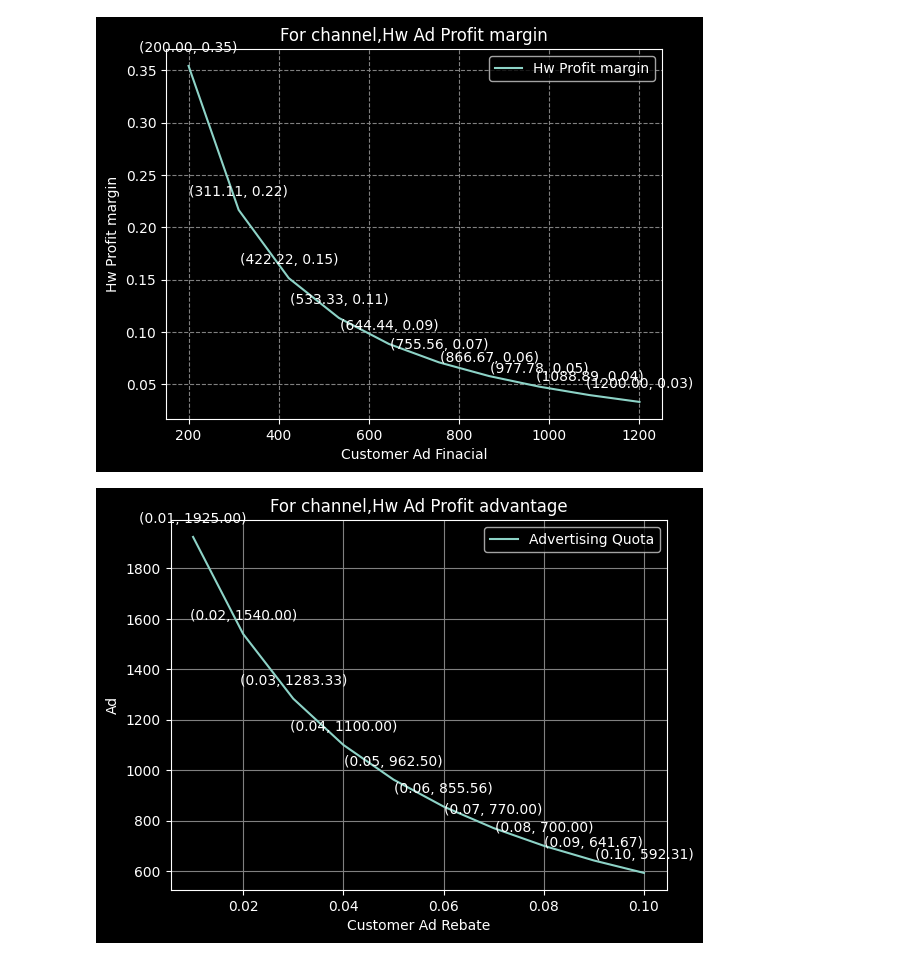
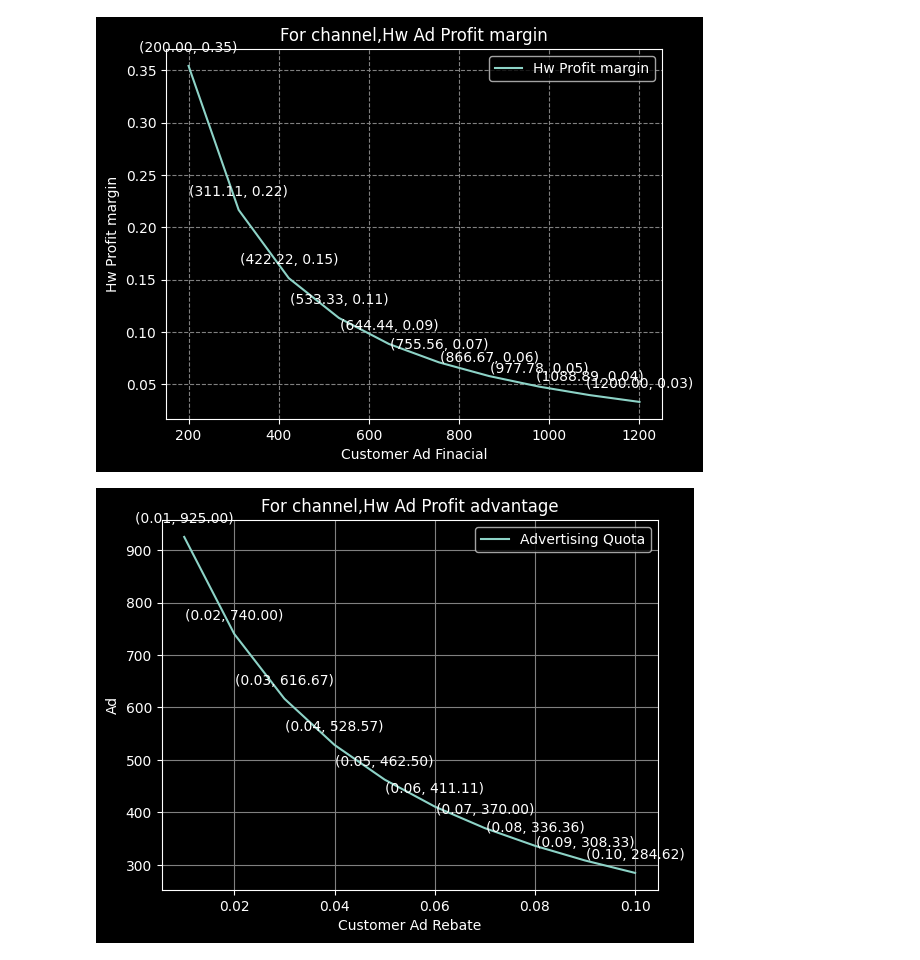
Before and after one commit to Shine126/JupyterNotebook, a Jupyter notebook: CDPtest.ipynb, the cells around one changed output. Saved outputs shown, nothing was run; the diff lists cells and outputs as text; code cells hidden in the pictures.

```diff
--- a/CDPtest.ipynb
+++ b/CDPtest.ipynb
@@ -95,33 +95,36 @@ import numpy as np
 # 函数：基于现金券模式明确流量牵引额度
 def LineforCoupons(AdPro):
     # 渠道返点x的范围，从1%到10%均分
     x = np.linspace(0.01, AdPro['ChannelRe'], 10)
     # 可以撬动的流量额度
     y = (AdPro['HwPut'] - AdPro['HwPlat']) / (x + AdPro['HwCut'])
+
 
     # HW撬动广告额度折线图
     plt.plot(x, y, label='Advertising Quota')
     # 添加标题和标签
     plt.title('For channel,Hw Ad Profit advantage')
     plt.xlabel('Customer Ad Rebate')
     plt.ylabel('Ad')
     for i in range(len(x)):
         plt.annotate(f'({x[i]:.2f}, {y[i]:.2f})', (x[i], y[i]), textcoords="offset points", xytext=(0,10), ha='center')
     # 添加图例
     plt.legend()
     plt.grid(True,linestyle='-',color='gray')
     # 显示图形
     plt.show()
 
-# HW侧抽成比例 HwCut ，HWCDP平台费用(含服务费) HWPlat，补贴额度 HwPut
+# HW侧抽成比例 HwCut
+# HWCDP平台费用(含服务费) HWPlat
+# 补贴额度 HwPut
 # 渠道侧返点比例 ChannelRe
 AdPro = {
     'HwCut' : 0.03,
     'HwPlat' : 23,
-    'HwPut' : 100,
+    'HwPut' : 60,
     'ChannelRe' : 0.1
 }
 
 LineforCoupons(AdPro)
 # %% [output]
-[figure, old version]
+[figure, new version]
```
